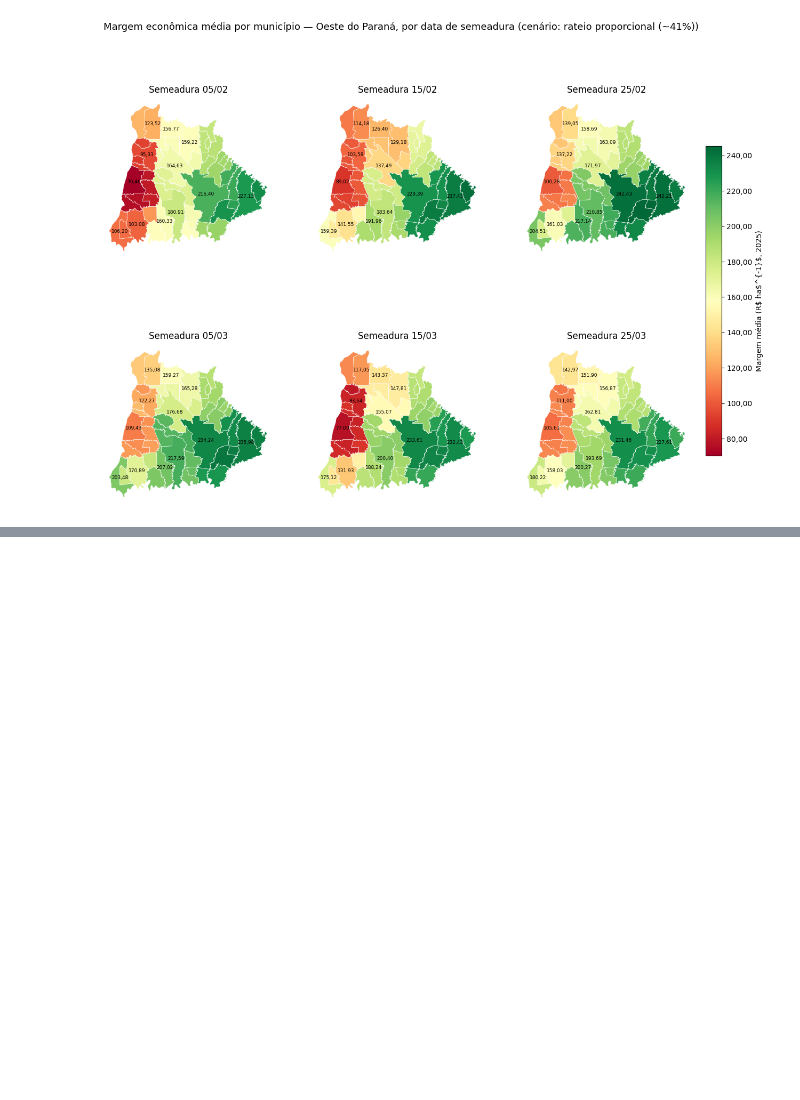
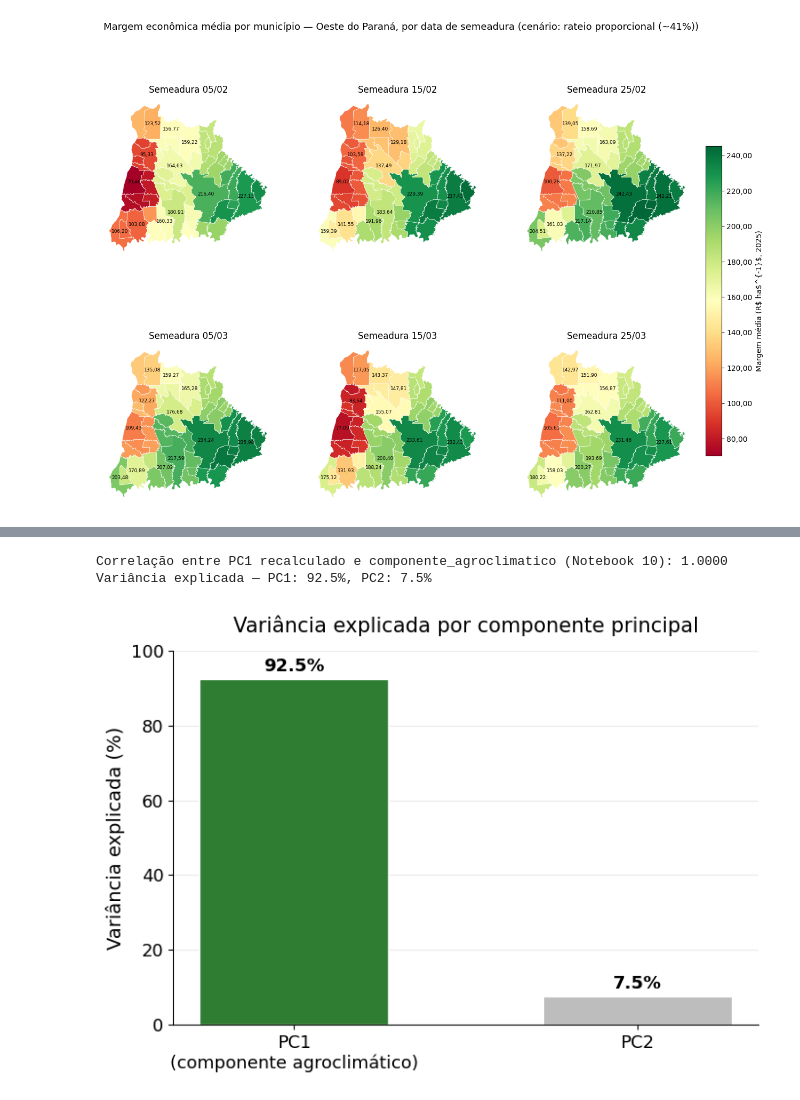
Before and after one commit to fcoliveira-utfpr/aquacrop_ml, a Jupyter notebook: 12_analise_milho_economica.ipynb, the cells around one changed output, grey strips where cells are left out. Saved outputs shown, nothing was run; the diff lists cells and outputs as text; code cells hidden in the pictures; blank space fills up the shorter version.

```diff
--- a/12_analise_milho_economica.ipynb
+++ b/12_analise_milho_economica.ipynb
@@ -574,0 +579,47 @@ plt.show()
+# %%
+from sklearn.preprocessing import StandardScaler
+from sklearn.decomposition import PCA
+
+# Recalcula o PCA aqui (mesma padronização e mesma correção de sinal do Notebook 10, Seção 3.4.5)
+# só para extrair a variância explicada e os pesos (loadings) por componente — o
+# componente_agroclimatico em si já vem pronto em matriz_topsis.
+X_pca = StandardScaler().fit_transform(matriz_topsis[["isna_medio", "produtividade_media_kg_ha"]].to_numpy())
+pca_diag = PCA(n_components=2)
+componentes_pca = pca_diag.fit_transform(X_pca)
+pc1 = componentes_pca[:, 0]
+
+if np.corrcoef(pc1, matriz_topsis["produtividade_media_kg_ha"])[0, 1] < 0:
+    pc1 = -pc1
+    pca_diag.components_[0] = -pca_diag.components_[0]
+
+corr_check = np.corrcoef(pc1, matriz_topsis["componente_agroclimatico"])[0, 1]
+print(f"Correlação entre PC1 recalculado e componente_agroclimatico (Notebook 10): {corr_check:.4f}")
+print(f"Variância explicada — PC1: {pca_diag.explained_variance_ratio_[0]:.1%}, PC2: {pca_diag.explained_variance_ratio_[1]:.1%}")
+# %% [output]
+Correlação entre PC1 recalculado e componente_agroclimatico (Notebook 10): 1.0000
+Variância explicada — PC1: 92.5%, PC2: 7.5%
+# %%
+# Gráfico A — variância explicada por componente (scree plot)
+variancia_pct = pca_diag.explained_variance_ratio_ * 100
+labels_pc = ["PC1\n(componente agroclimático)", "PC2"]
+cores_pc = ["#2E7D32", "#BDBDBD"]
+
+fig, ax = plt.subplots(figsize=(7, 5))
+barras = ax.bar(labels_pc, variancia_pct, color=cores_pc, edgecolor="white", width=0.55)
+for barra, valor in zip(barras, variancia_pct):
+    ax.annotate(
+        f"{valor:.1f}%", xy=(barra.get_x() + barra.get_width() / 2, valor), xytext=(0, 6),
+        textcoords="offset points", ha="center", fontsize=13, fontweight="bold",
+    )
+ax.set_ylabel("Variância explicada (%)", fontsize=14)
+ax.set_title("Variância explicada por componente principal", fontsize=15, pad=14)
+ax.set_ylim(0, 100)
+ax.tick_params(labelsize=13)
+ax.grid(axis="y", alpha=0.25)
+ax.set_axisbelow(True)
+for spine in ["top", "right"]:
+    ax.spines[spine].set_visible(False)
+plt.tight_layout()
+plt.show()
+# %% [output]
+[figure, added]
```
Also changed, not shown: parts of 5 cells of this notebook.
